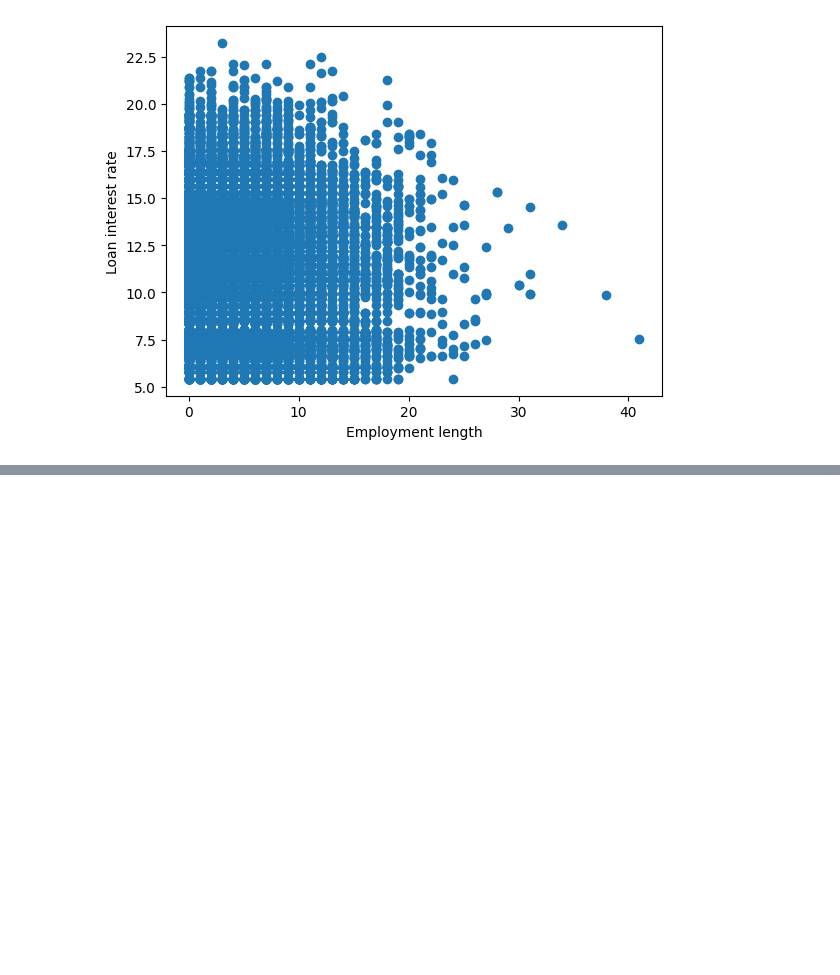
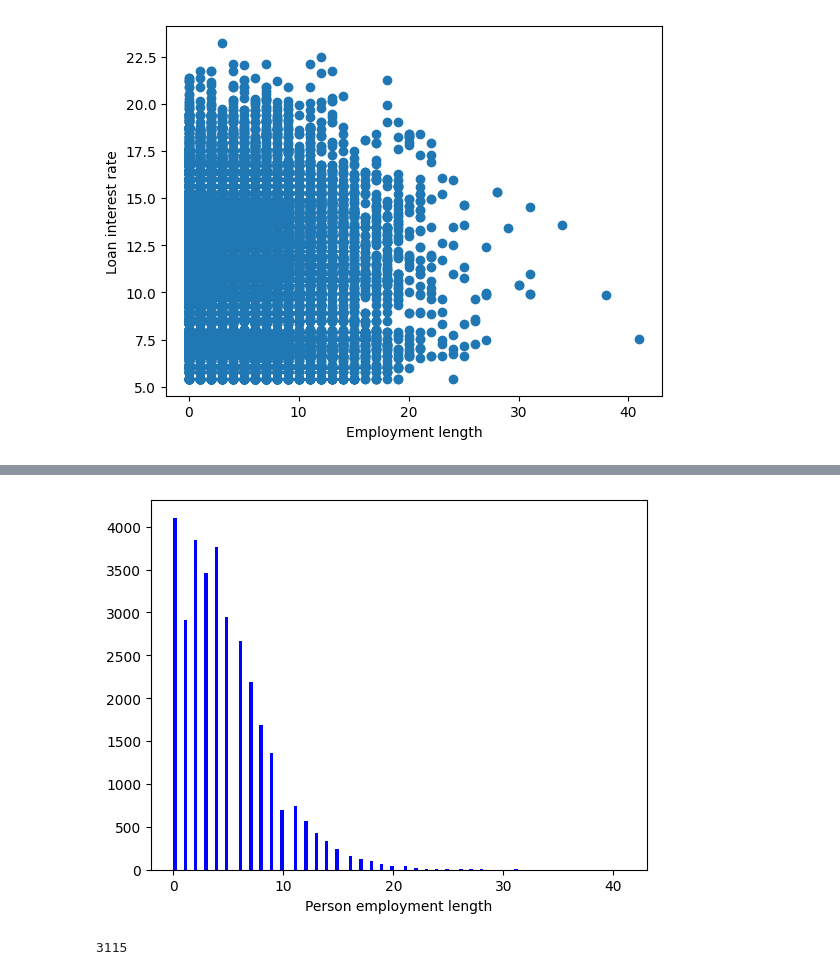
Before and after one commit to der-amit/credit-risk, a Jupyter notebook: data_exploration.ipynb, the cells around one changed output, grey strips where cells are left out. Cells and saved outputs as stored; diff of their text form; code cells hidden in the pictures; blank space fills up the shorter version.

```diff
--- a/data_exploration.ipynb
+++ b/data_exploration.ipynb
@@ -95,0 +145,10 @@ plt.show()
+# %%
+# Impute the null values with the median value for all employment lengths
+
+df['person_emp_length'].fillna((df['person_emp_length'].median()), inplace = True)
+# %%
+n, bins, patches = plt.hist(df['person_emp_length'], bins = 'auto', color = 'blue')
+plt.xlabel('Person employment length')
+plt.show()
+# %% [output]
+[figure, added]
@@ -95,0 +157,4 @@ plt.show()
+# %%
+print(df['loan_int_rate'].isnull().sum())
+# %% [output]
+3115
```
Also changed, not shown: parts of 14 cells of this notebook.
